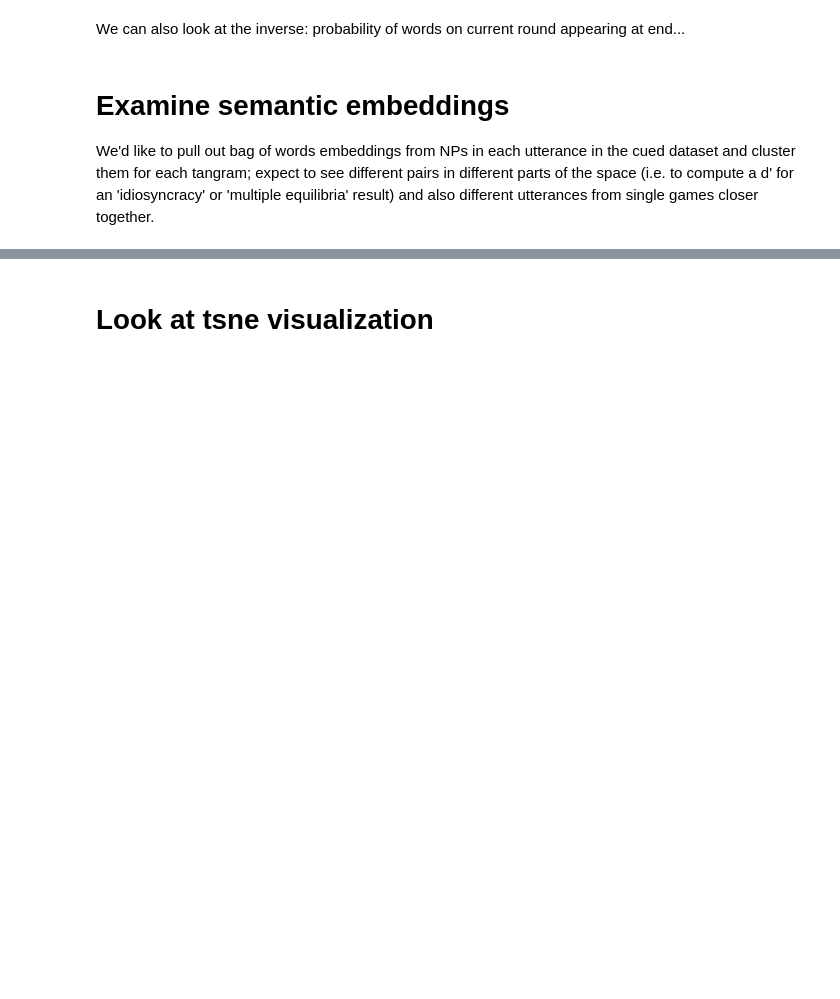
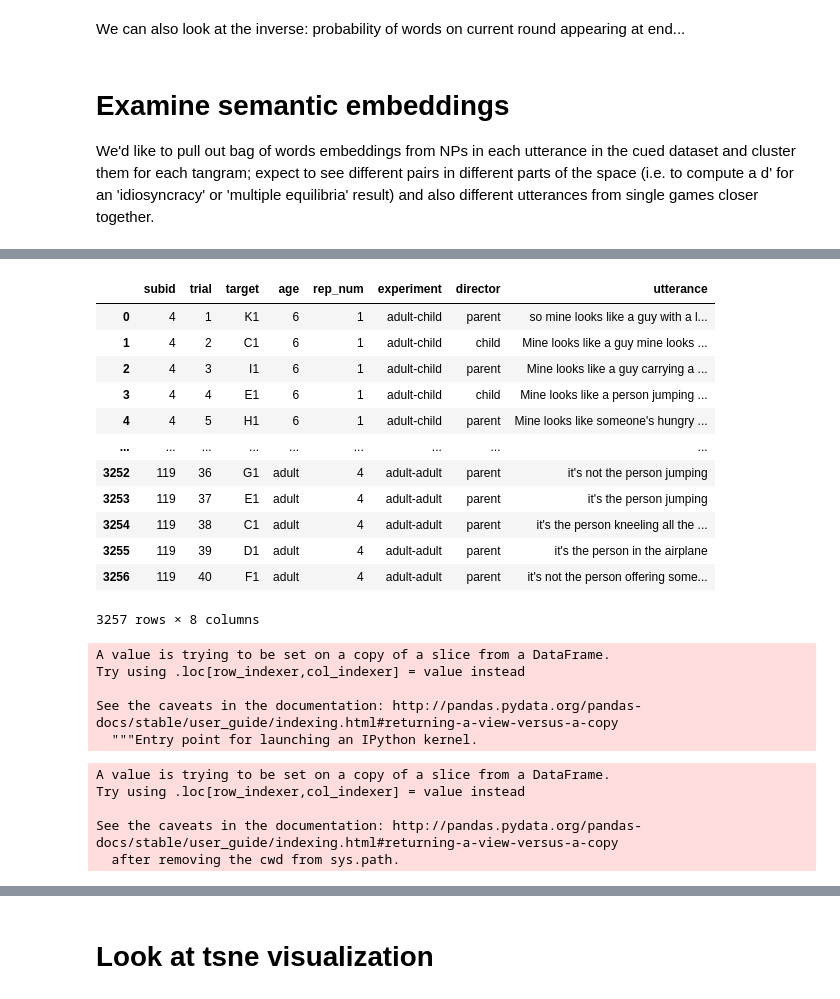
Before and after one commit to ashleychuikay/tangramgame, a Jupyter notebook: analysis/content_analyses.ipynb, the cells around one changed output, grey strips where cells are left out. Saved outputs shown, nothing was run; the diff lists cells and outputs as text; code cells hidden in the pictures; blank space fills up the shorter version.

```diff
--- a/analysis/content_analyses.ipynb
+++ b/analysis/content_analyses.ipynb
@@ -118,5 +136,4 @@ We'd like to pull out bag of words embeddings from NPs in each utterance in the
 # %%
-d_raw = (pd.read_csv('../data/deidentified/tangram_recording_clean.csv')
-         .rename(columns={'utterance' : 'garbage', 'record' : 'utterance'})
-         .query('utterance != "x"'))
-d_raw = d_raw[pd.notnull(d_raw.utterance)]
+d_raw = (pd.read_csv('../data/deidentified/combined_clean.csv', encoding='latin-1')
+         .query('utterance != "x"')
+         .reset_index())
@@ -123,8 +142,39 @@ d_raw = d_raw[pd.notnull(d_raw.utterance)]
+# %%
+# concatenate
+d_raw.groupby(['subid','trial', 'target', 'age', 'rep_num', 'experiment', 'director'])['utterance'].agg(utterance=' '.join).reset_index()
+# %% [output]
+|  | subid | trial | target | age | rep_num | experiment | director | utterance |
+| 0 | 4 | 1 | K1 | 6 | 1 | adult-child | parent | so mine looks like a guy with a l... |
+| 1 | 4 | 2 | C1 | 6 | 1 | adult-child | child | Mine looks like a guy mine looks ... |
+| 2 | 4 | 3 | I1 | 6 | 1 | adult-child | parent | Mine looks like a guy carrying a ... |
+| 3 | 4 | 4 | E1 | 6 | 1 | adult-child | child | Mine looks like a person jumping ... |
+| 4 | 4 | 5 | H1 | 6 | 1 | adult-child | parent | Mine looks like someone's hungry ... |
+| ... | ... | ... | ... | ... | ... | ... | ... | ... |
+| 3252 | 119 | 36 | G1 | adult | 4 | adult-adult | parent | it's not the person jumping |
+| 3253 | 119 | 37 | E1 | adult | 4 | adult-adult | parent | it's the person jumping |
+| 3254 | 119 | 38 | C1 | adult | 4 | adult-adult | parent | it's the person kneeling all the ... |
+| 3255 | 119 | 39 | D1 | adult | 4 | adult-adult | parent | it's the person in the airplane |
+| 3256 | 119 | 40 | F1 | adult | 4 | adult-adult | parent | it's not the person offering some... |
+3257 rows × 8 columns
 # %%
 d_raw['text'] = [nlp(text) for text in d_raw['utterance']]
+# %% [output]
+A value is trying to be set on a copy of a slice from a DataFrame.
+Try using .loc[row_indexer,col_indexer] = value instead
+
+See the caveats in the documentation: http://pandas.pydata.org/pandas-docs/stable/user_guide/indexing.html#returning-a-view-versus-a-copy
+  """Entry point for launching an IPython kernel.
 # %%
-d_raw['contentful'] = [[t.lemma_ for t in text if t.pos_ not in ['PRON', 'DET', 'CCONJ', 'ADP', 'AUX']]
+d_raw['contentful'] = [[t.lemma_ for t in text
+                        if t.is_alpha and
+                        t.pos_ not in ['PRON', 'DET', 'CCONJ', 'ADP', 'AUX', 'PUNCT']]
                        for text in d_raw['text']]
+# %% [output]
+A value is trying to be set on a copy of a slice from a DataFrame.
+Try using .loc[row_indexer,col_indexer] = value instead
+
+See the caveats in the documentation: http://pandas.pydata.org/pandas-docs/stable/user_guide/indexing.html#returning-a-view-versus-a-copy
+  after removing the cwd from sys.path.
 # %%
 null_embedding = np.full((1,300), np.nan)
 def get_feats(d_in, nlp, scramble = False) :
```
Also changed, not shown: parts of 7 cells of this notebook, 1 other file.
